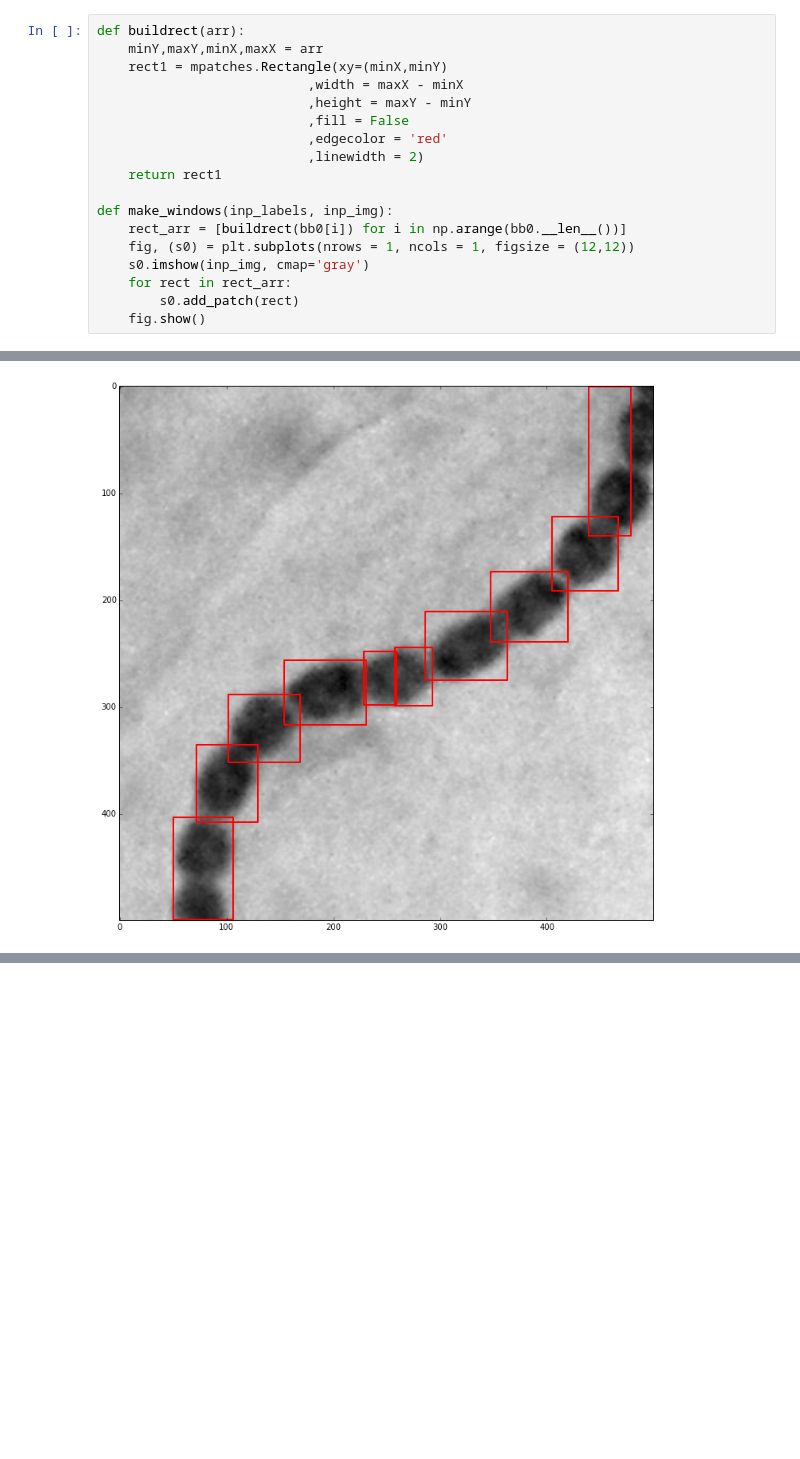
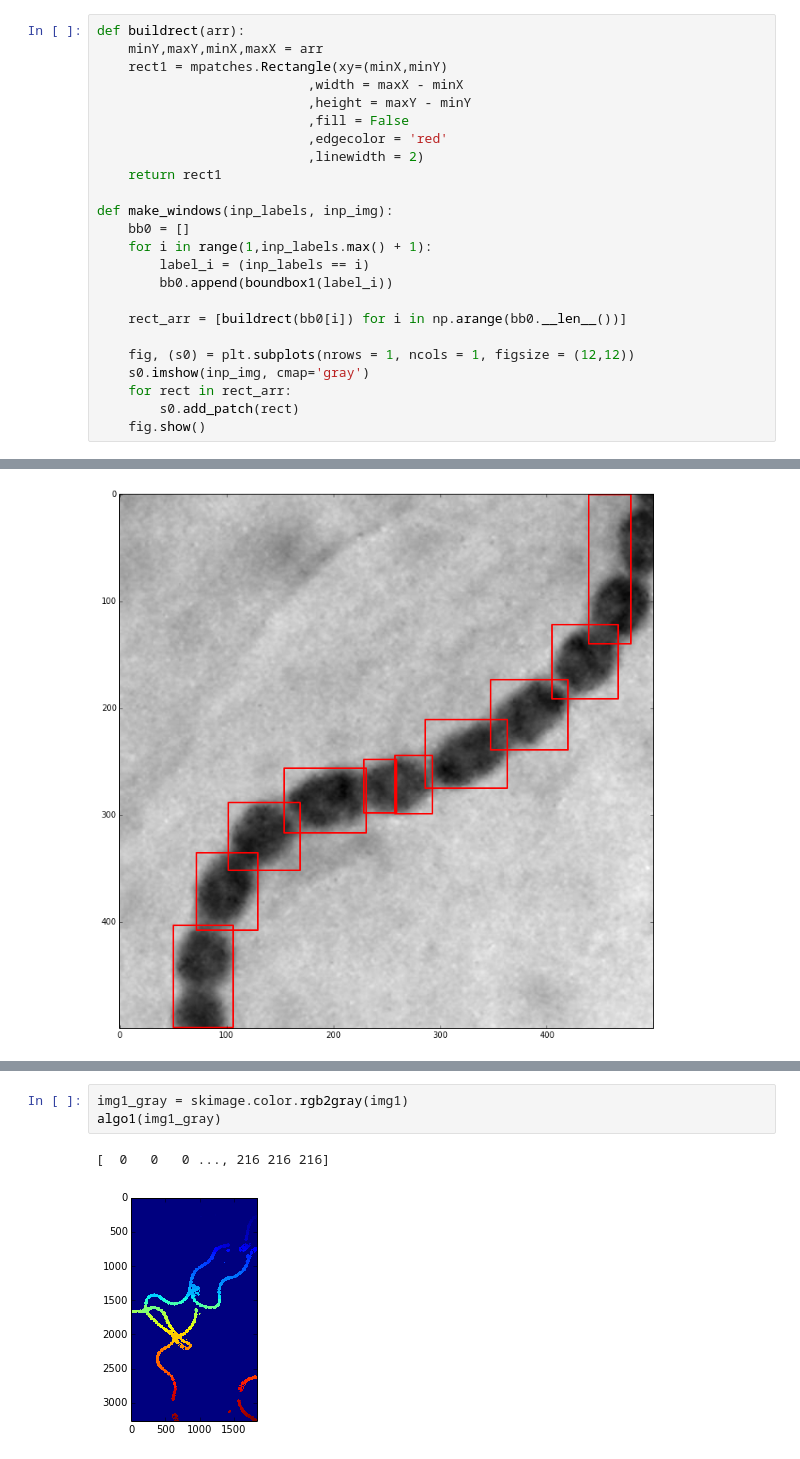
Before and after one commit to sutt/BossLab, a Jupyter notebook: science/rhok1.ipynb, the cells around one changed output, grey strips where cells are left out. Drawn from its saved outputs; the diff is of its cells as text; blank space fills up the shorter version.

Commit message:
algo1 working on img1
11:30

```diff
--- a/science/rhok1.ipynb
+++ b/science/rhok1.ipynb
@@ -150,7 +150,13 @@ def buildrect(arr):
     return rect1
 
 def make_windows(inp_labels, inp_img):
+    bb0 = []
+    for i in range(1,inp_labels.max() + 1):
+        label_i = (inp_labels == i)
+        bb0.append(boundbox1(label_i))
+
     rect_arr = [buildrect(bb0[i]) for i in np.arange(bb0.__len__())]
+
     fig, (s0) = plt.subplots(nrows = 1, ncols = 1, figsize = (12,12))
     s0.imshow(inp_img, cmap='gray')
     for rect in rect_arr:
@@ -168,0 +181,6 @@ algo1(easy_img)
+# %%
+img1_gray = skimage.color.rgb2gray(img1)
+algo1(img1_gray)
+# %% [output]
+[  0   0   0 ..., 216 216 216]
+[figure, added]
```
Also changed, not shown: parts of 3 cells of this notebook.
